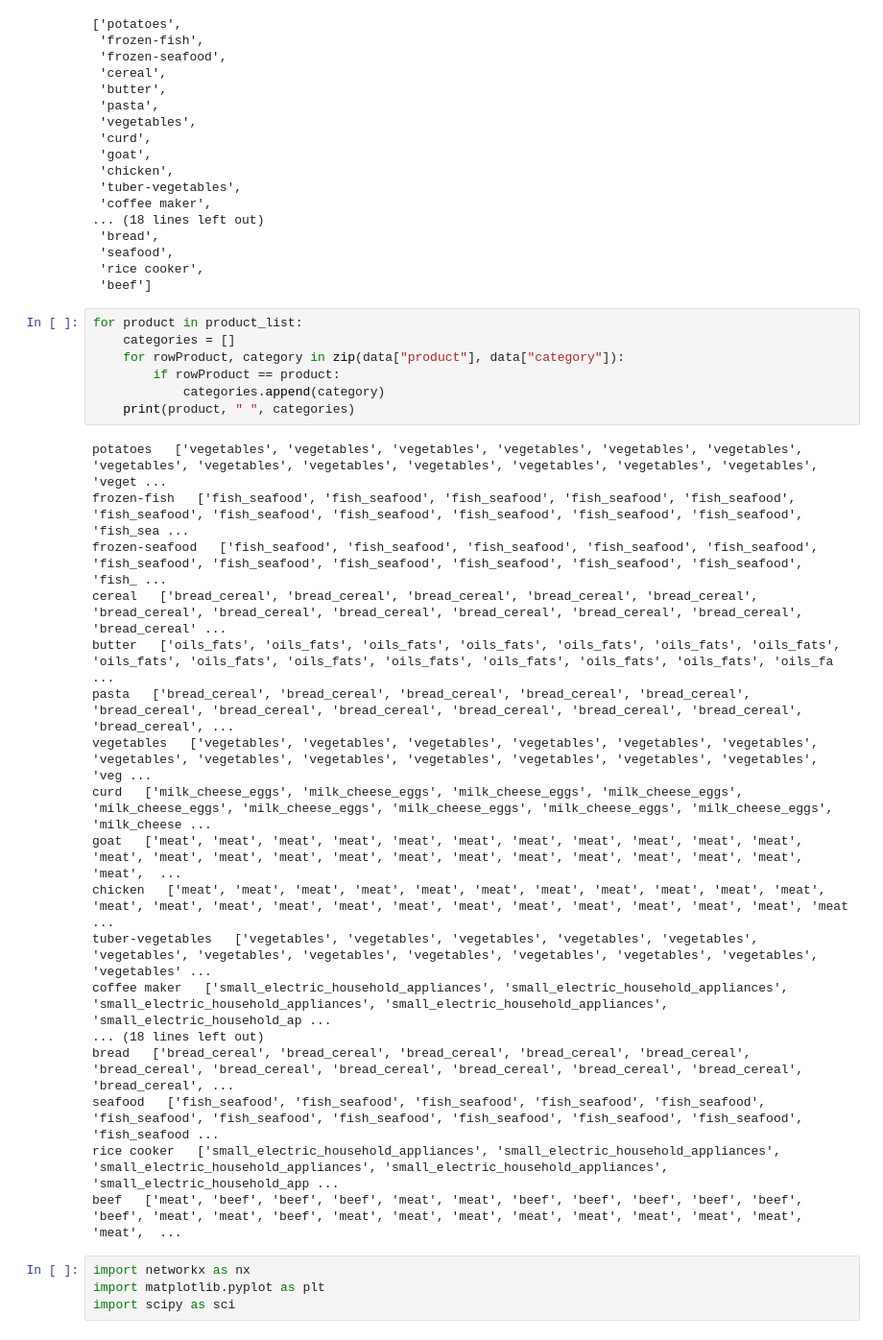
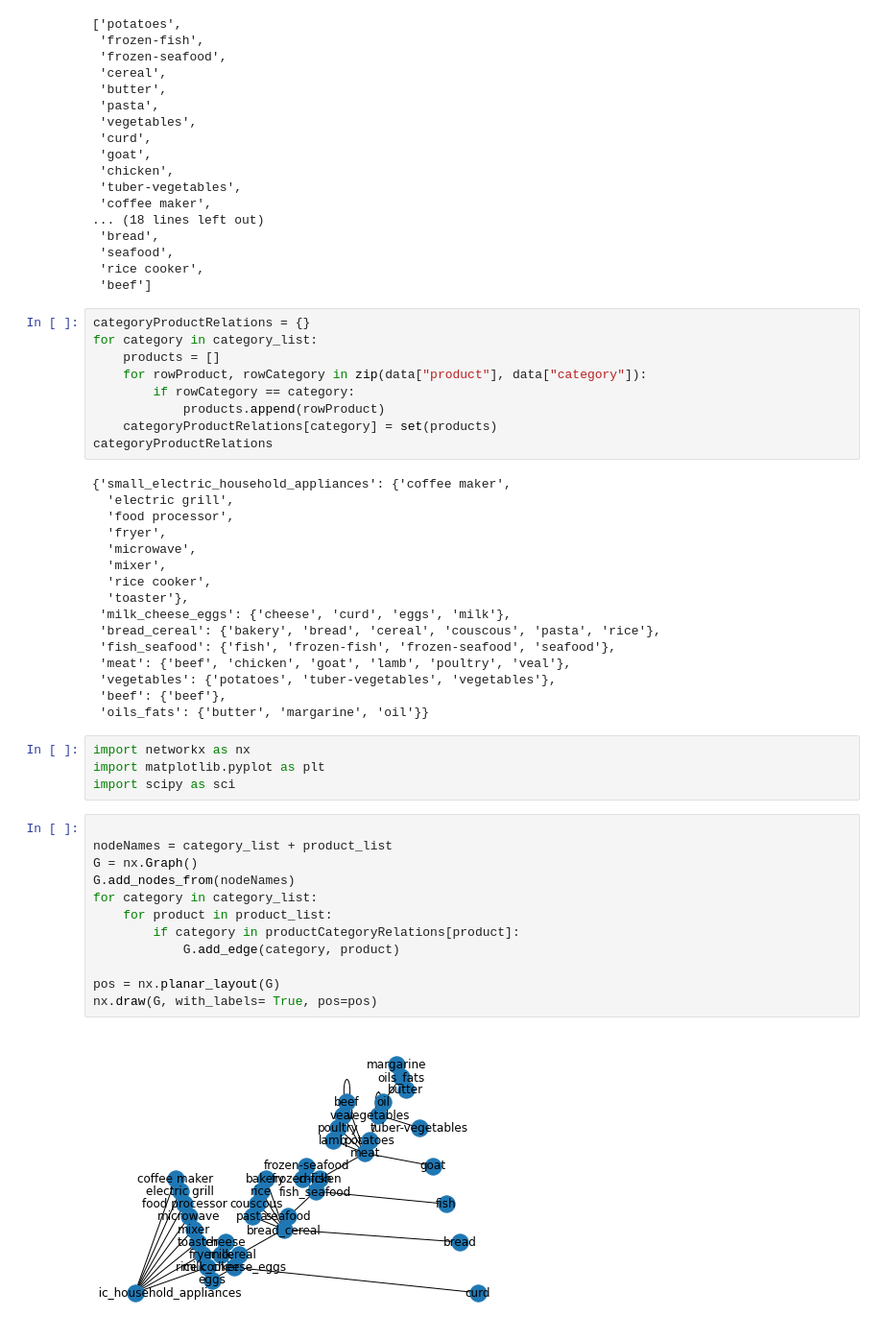
Before and after one commit to isaacgolan1/476_Project, a Jupyter notebook: 476_proj_1.ipynb, the cells around one changed output. Shown: that part at 96% size. Drawn from its saved outputs; the diff is of its cells as text.

```diff
--- a/476_proj_1.ipynb
+++ b/476_proj_1.ipynb
@@ -97,31 +97,45 @@ product_list
  'rice cooker',
  'beef']
 # %%
-for product in product_list:
-    categories = []
-    for rowProduct, category in zip(data["product"], data["category"]):
-        if rowProduct == product:
-            categories.append(category)
-    print(product, " ", categories)
+categoryProductRelations = {}
+for category in category_list:
+    products = []
+    for rowProduct, rowCategory in zip(data["product"], data["category"]):
+        if rowCategory == category:
+            products.append(rowProduct)
+    categoryProductRelations[category] = set(products)
+categoryProductRelations
 # %% [output]
-potatoes   ['vegetables', 'vegetables', 'vegetables', 'vegetables', 'vegetables', 'vegetables', 'vegetables', 'vegetables', 'vegetables', 'vegetables', 'vegetables', 'vegetables', 'vegetables', 'veget ...
-frozen-fish   ['fish_seafood', 'fish_seafood', 'fish_seafood', 'fish_seafood', 'fish_seafood', 'fish_seafood', 'fish_seafood', 'fish_seafood', 'fish_seafood', 'fish_seafood', 'fish_seafood', 'fish_sea ...
-frozen-seafood   ['fish_seafood', 'fish_seafood', 'fish_seafood', 'fish_seafood', 'fish_seafood', 'fish_seafood', 'fish_seafood', 'fish_seafood', 'fish_seafood', 'fish_seafood', 'fish_seafood', 'fish_ ...
-cereal   ['bread_cereal', 'bread_cereal', 'bread_cereal', 'bread_cereal', 'bread_cereal', 'bread_cereal', 'bread_cereal', 'bread_cereal', 'bread_cereal', 'bread_cereal', 'bread_cereal', 'bread_cereal' ...
-butter   ['oils_fats', 'oils_fats', 'oils_fats', 'oils_fats', 'oils_fats', 'oils_fats', 'oils_fats', 'oils_fats', 'oils_fats', 'oils_fats', 'oils_fats', 'oils_fats', 'oils_fats', 'oils_fats', 'oils_fa ...
-pasta   ['bread_cereal', 'bread_cereal', 'bread_cereal', 'bread_cereal', 'bread_cereal', 'bread_cereal', 'bread_cereal', 'bread_cereal', 'bread_cereal', 'bread_cereal', 'bread_cereal', 'bread_cereal', ...
-vegetables   ['vegetables', 'vegetables', 'vegetables', 'vegetables', 'vegetables', 'vegetables', 'vegetables', 'vegetables', 'vegetables', 'vegetables', 'vegetables', 'vegetables', 'vegetables', 'veg ...
-curd   ['milk_cheese_eggs', 'milk_cheese_eggs', 'milk_cheese_eggs', 'milk_cheese_eggs', 'milk_cheese_eggs', 'milk_cheese_eggs', 'milk_cheese_eggs', 'milk_cheese_eggs', 'milk_cheese_eggs', 'milk_cheese ...
-goat   ['meat', 'meat', 'meat', 'meat', 'meat', 'meat', 'meat', 'meat', 'meat', 'meat', 'meat', 'meat', 'meat', 'meat', 'meat', 'meat', 'meat', 'meat', 'meat', 'meat', 'meat', 'meat', 'meat', 'meat',  ...
-chicken   ['meat', 'meat', 'meat', 'meat', 'meat', 'meat', 'meat', 'meat', 'meat', 'meat', 'meat', 'meat', 'meat', 'meat', 'meat', 'meat', 'meat', 'meat', 'meat', 'meat', 'meat', 'meat', 'meat', 'meat ...
-tuber-vegetables   ['vegetables', 'vegetables', 'vegetables', 'vegetables', 'vegetables', 'vegetables', 'vegetables', 'vegetables', 'vegetables', 'vegetables', 'vegetables', 'vegetables', 'vegetables' ...
-coffee maker   ['small_electric_household_appliances', 'small_electric_household_appliances', 'small_electric_household_appliances', 'small_electric_household_appliances', 'small_electric_household_ap ...
-... (18 lines left out)
-bread   ['bread_cereal', 'bread_cereal', 'bread_cereal', 'bread_cereal', 'bread_cereal', 'bread_cereal', 'bread_cereal', 'bread_cereal', 'bread_cereal', 'bread_cereal', 'bread_cereal', 'bread_cereal', ...
-seafood   ['fish_seafood', 'fish_seafood', 'fish_seafood', 'fish_seafood', 'fish_seafood', 'fish_seafood', 'fish_seafood', 'fish_seafood', 'fish_seafood', 'fish_seafood', 'fish_seafood', 'fish_seafood ...
-rice cooker   ['small_electric_household_appliances', 'small_electric_household_appliances', 'small_electric_household_appliances', 'small_electric_household_appliances', 'small_electric_household_app ...
-beef   ['meat', 'beef', 'beef', 'beef', 'meat', 'meat', 'beef', 'beef', 'beef', 'beef', 'beef', 'beef', 'meat', 'meat', 'beef', 'meat', 'meat', 'meat', 'meat', 'meat', 'meat', 'meat', 'meat', 'meat',  ...
+{'small_electric_household_appliances': {'coffee maker',
+  'electric grill',
+  'food processor',
+  'fryer',
+  'microwave',
+  'mixer',
+  'rice cooker',
+  'toaster'},
+ 'milk_cheese_eggs': {'cheese', 'curd', 'eggs', 'milk'},
+ 'bread_cereal': {'bakery', 'bread', 'cereal', 'couscous', 'pasta', 'rice'},
+ 'fish_seafood': {'fish', 'frozen-fish', 'frozen-seafood', 'seafood'},
+ 'meat': {'beef', 'chicken', 'goat', 'lamb', 'poultry', 'veal'},
+ 'vegetables': {'potatoes', 'tuber-vegetables', 'vegetables'},
+ 'beef': {'beef'},
+ 'oils_fats': {'butter', 'margarine', 'oil'}}
 # %%
 import networkx as nx
 import matplotlib.pyplot as plt
 import scipy as sci
+# %%
+
+nodeNames = category_list + product_list
+G = nx.Graph()
+G.add_nodes_from(nodeNames)
+for category in category_list:
+    for product in product_list:
+        if category in productCategoryRelations[product]:
+            G.add_edge(category, product)
+
+pos = nx.planar_layout(G)
+nx.draw(G, with_labels= True, pos=pos)
+# %% [output]
+[figure, added]
```
